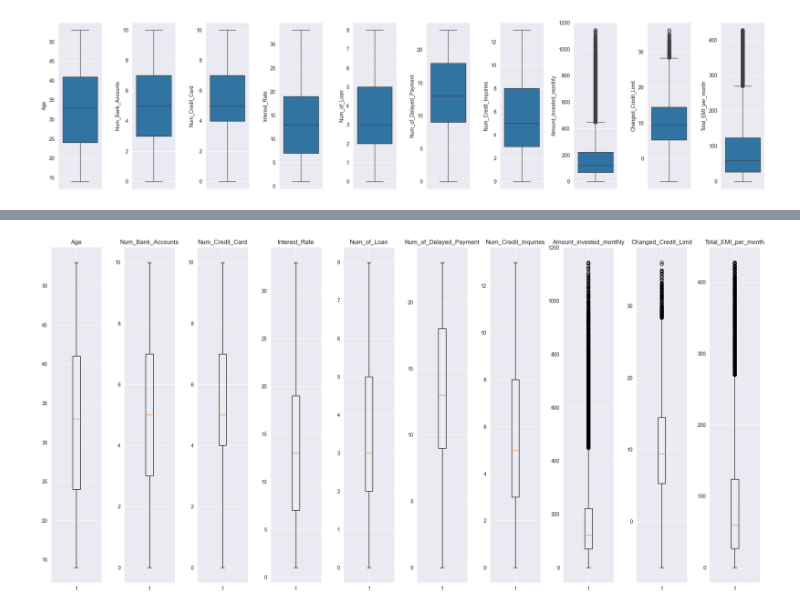
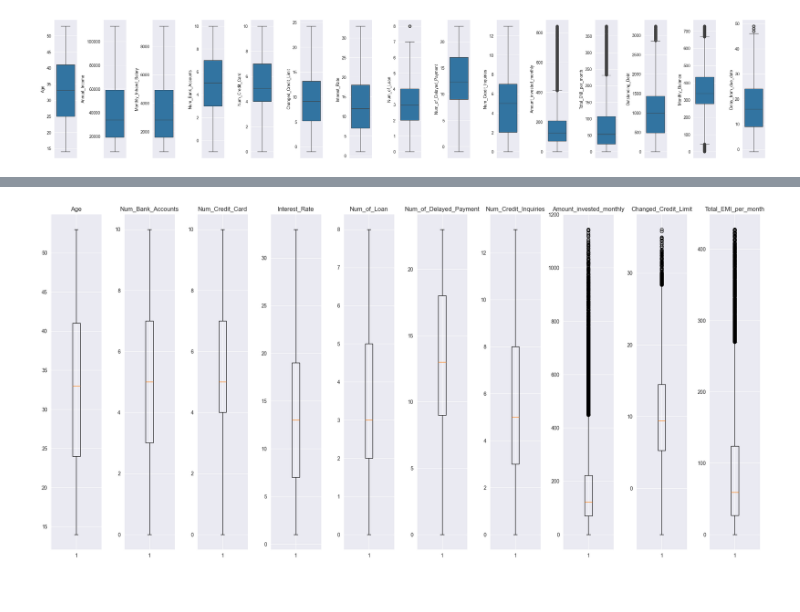
Before and after one commit to AlexShinalov/spbu-PredictCreditScore, a Jupyter notebook: RefactorData.ipynb, the cells around one changed output, grey strips where cells are left out. Cells and saved outputs as stored; diff of their text form; code cells hidden in the pictures.

```diff
--- a/RefactorData.ipynb
+++ b/RefactorData.ipynb
@@ -70,34 +90,3 @@ def convert_to_float_or_random(value):
 from sklearn.model_selection import train_test_split
 X = train_df
 X_train, X_test = train_test_split(X, test_size=0.2, random_state=42)
-# %%
-for col, upper_bound in (
-    ('Age', 80),
-    ('Num_Bank_Accounts', 20),
-    ('Num_Credit_Card', 20),
-    ('Interest_Rate', 40),
-    ('Num_of_Loan', 20),
-    ('Num_of_Delayed_Payment', 40),
-    ('Num_Credit_Inquiries', 25),
-    ('Amount_invested_monthly',400 ),
-    ('Total_EMI_per_month', 250),
-    ('Annual_Income', 100000),
-    ('Monthly_Balance', 600 )
-):
-    X_train = X_train.drop(X_train[X_train[col] > X_train[col].quantile(.95)].index)
-    X_test = X_test.drop(X_test[X_test[col] > X_test[col].quantile(.95)].index)
-
-for col, down_bound in (
-    ('Age', 18),
-    ('Num_Bank_Accounts', 0),
-    ('Num_Credit_Card', 0),
-    ('Interest_Rate', 0),
-    ('Num_of_Loan', 0),
-    ('Num_of_Delayed_Payment', 0),
-    ('Num_Credit_Inquiries', 0),
-    ('Amount_invested_monthly',0 )
-):
-
-
-    X_train = X_train.drop(X_train[X_train[col] < down_bound].index)
-    X_test = X_test.drop(X_test[X_test[col] < down_bound].index)
@@ -110,6 +97,11 @@ def salary (df):
         return df
 #X_train = salary(X_train)
 #X_test = salary(X_test)
+# %%
+def mean_value(df, columns):
+    for col in columns:
+        X_train[col] = X_train[col].fillna(X_train[col].mean())
+    return df
 # %%
 def drop_missing(train_df):
     num_сols_with_missing = [col for col in train_df.columns
@@ -207,9 +205,9 @@ print(f"Размеры X_test и y_test: {X_test.shape}")
 # %%
-out_col = ['Age', 'Num_Bank_Accounts','Num_Credit_Card', 'Interest_Rate','Num_of_Loan','Num_of_Delayed_Payment','Num_Credit_Inquiries','Amount_invested_monthly', 'Changed_Credit_Limit', 'Total_EMI_per_month' ]
-
-fig, axes = plt.subplots(1,10, figsize=(20, 5))
+out_col = ['Age', "Annual_Income", "Monthly_Inhand_Salary", 'Num_Bank_Accounts','Num_Credit_Card', "Changed_Credit_Limit", 'Interest_Rate','Num_of_Loan','Num_of_Delayed_Payment','Num_Credit_Inquiries','Amount_invested_monthly',  'Total_EMI_per_month', 'Outstanding_Debt', "Monthly_Balance", "Delay_from_due_date" ]
+#out_col = X_train.columns.tolist()
+fig, axes = plt.subplots(1, 15, figsize=(25, 5))
 for ax, col in zip(axes, out_col):
     sns.boxplot(y=X_train[col], data=X_train, ax=ax)
-fig.tight_layout(pad=1.5)
+fig.tight_layout(pad=1)
 # %% [output]
-[figure, old version]
+[figure, new version]
```
Also changed, not shown: parts of 10 cells of this notebook, 9 other files.
